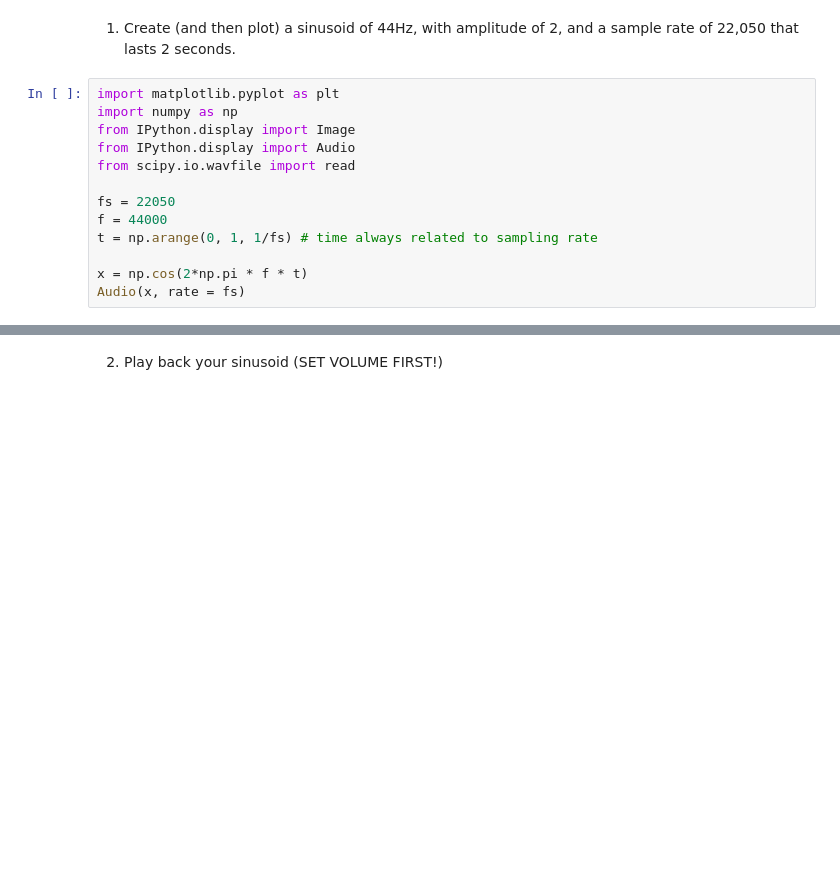
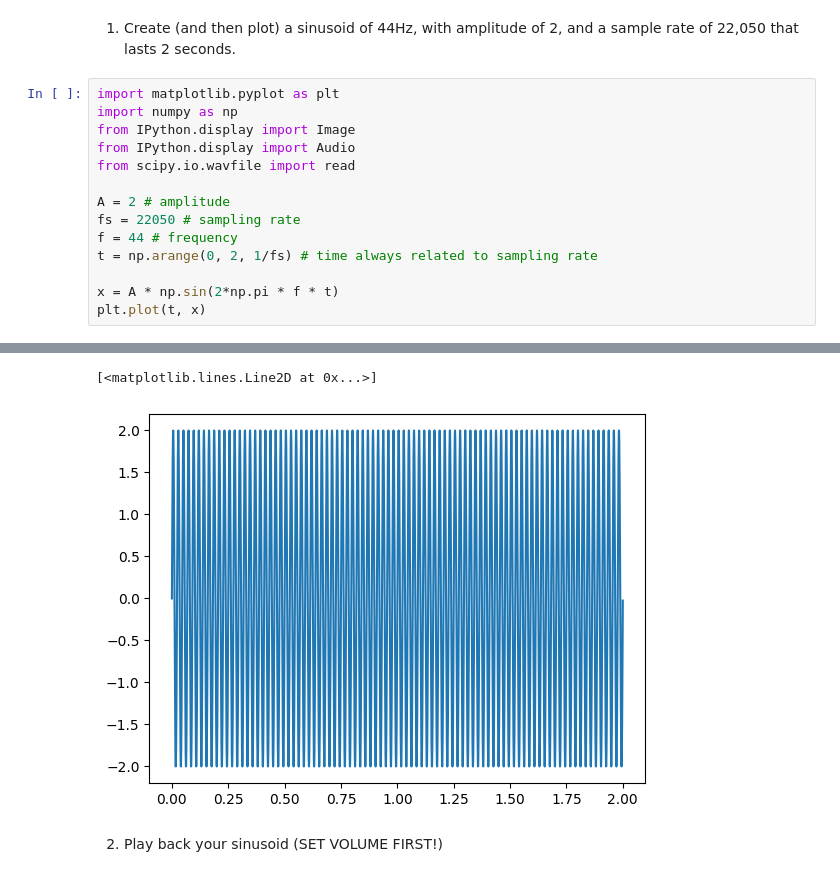
Before and after one commit to lgomez47/AudioTechII, a Jupyter notebook: Activities/Activity2_sinusoidsFunctions.ipynb, the cells around one changed output, grey strips where cells are left out. Saved outputs shown, nothing was run; the diff lists cells and outputs as text; blank space fills up the shorter version.

```diff
--- a/Activities/Activity2_sinusoidsFunctions.ipynb
+++ b/Activities/Activity2_sinusoidsFunctions.ipynb
@@ -12,10 +12,11 @@ from IPython.display import Image
 from IPython.display import Audio
 from scipy.io.wavfile import read
 
-fs = 22050
-f = 44000
-t = np.arange(0, 1, 1/fs) # time always related to sampling rate
+A = 2 # amplitude
+fs = 22050 # sampling rate
+f = 44 # frequency
+t = np.arange(0, 2, 1/fs) # time always related to sampling rate
 
-x = np.cos(2*np.pi * f * t)
-Audio(x, rate = fs)
+x = A * np.sin(2*np.pi * f * t)
+plt.plot(t, x)
 # %% [output]
@@ -23,2 +23,4 @@ Audio(x, rate = fs)
+[<matplotlib.lines.Line2D at 0x...>]
+[figure, added]
 # %% [markdown]
 2) Play back your sinusoid (SET VOLUME FIRST!)
```
Also changed, not shown: parts of 15 cells of this notebook.
